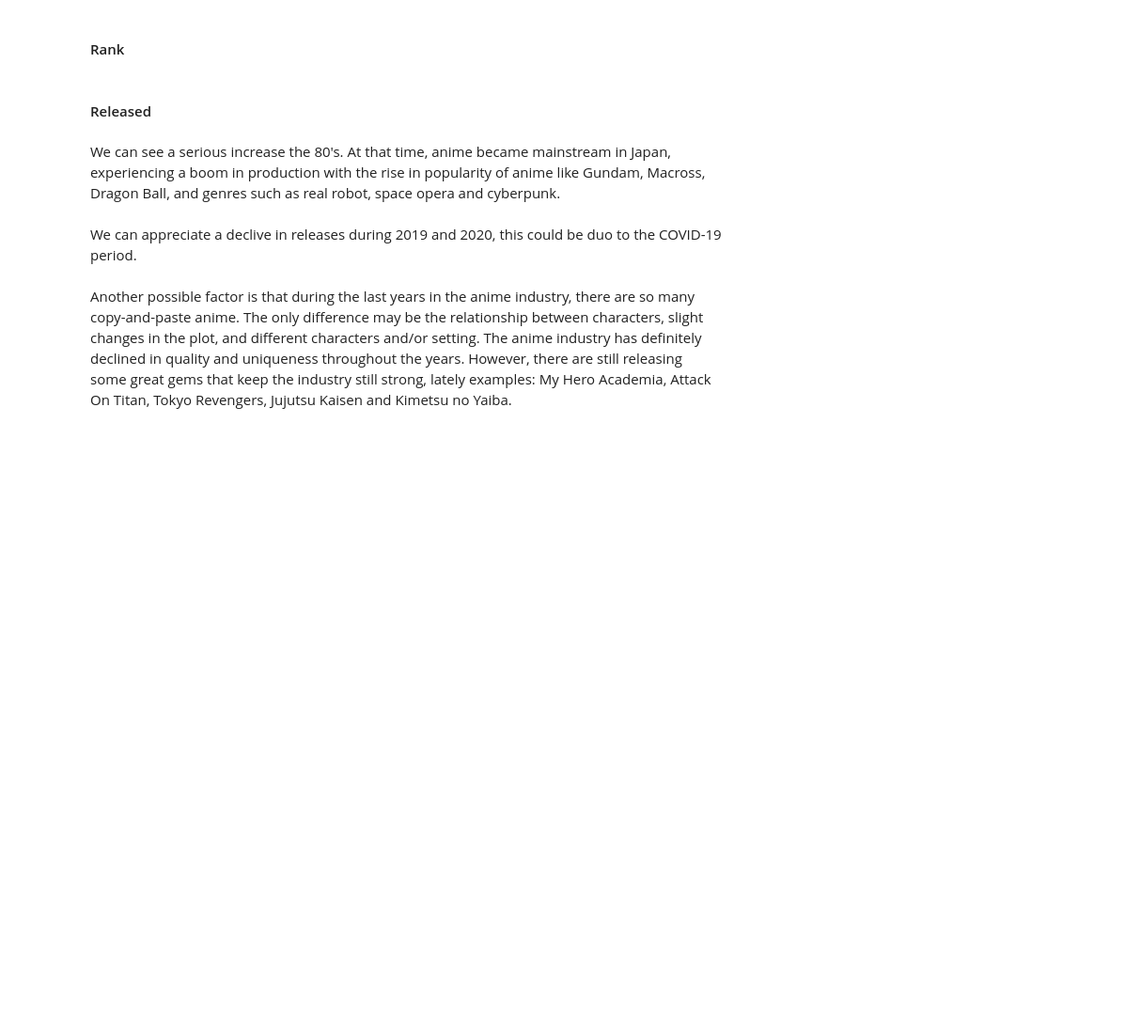
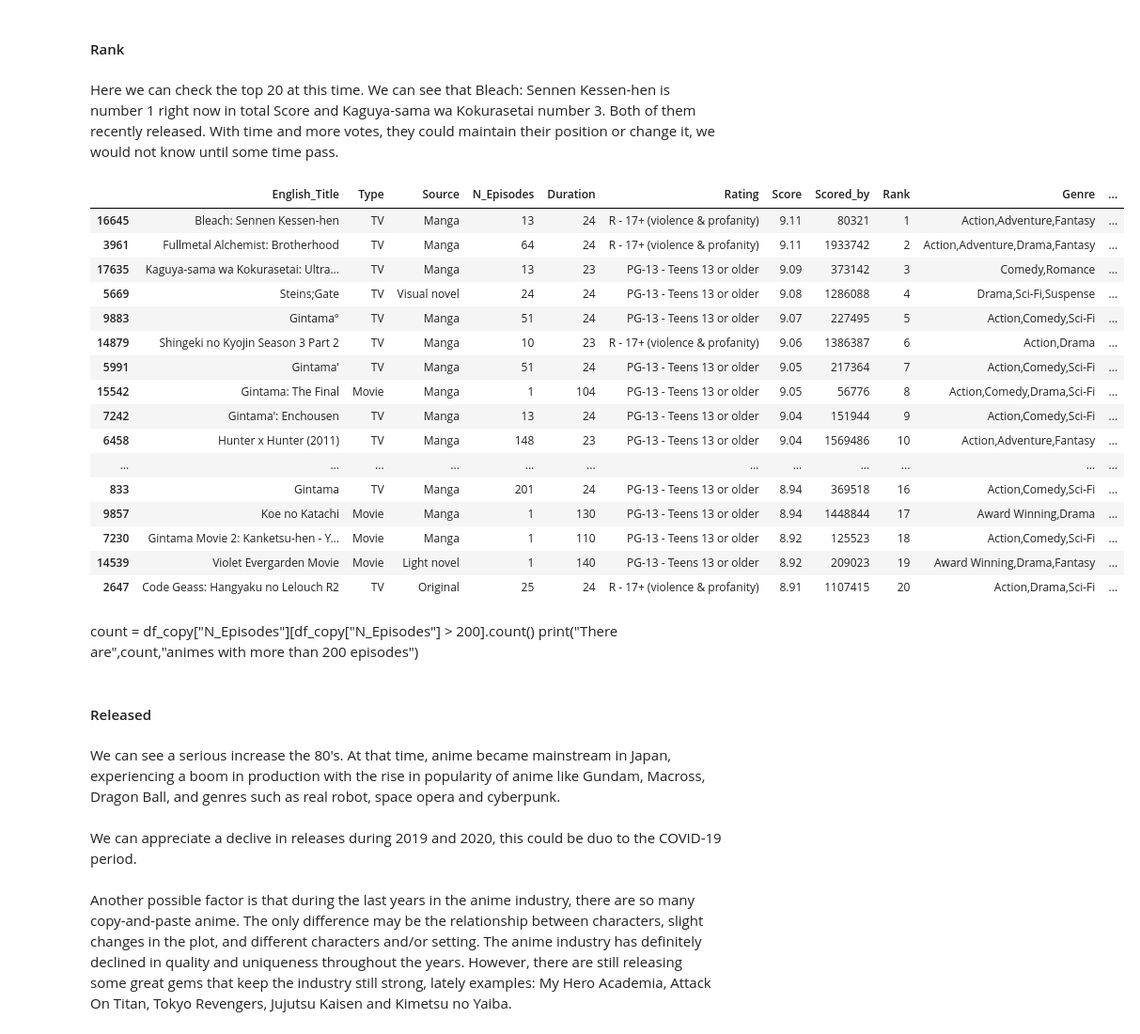
Before and after one commit to RealXun/EDA_ANIME, a Jupyter notebook: src/EDA_Anime.ipynb, the cells around one changed output. Shown at 94% size. Cells and saved outputs as stored; diff of their text form; code cells hidden in the pictures; blank space fills up the shorter version.

```diff
--- a/src/EDA_Anime.ipynb
+++ b/src/EDA_Anime.ipynb
@@ -580,5 +644,31 @@ utils.box(df_copy,'Score')
 # %% [markdown]
 #### Rank
+# %% [markdown]
+Here we can check the top 20 at this time. We can see that Bleach: Sennen Kessen-hen is number 1 right now in total Score and Kaguya-sama wa Kokurasetai number 3. Both of them recently released. With time and more votes, they could maintain their position or change it, we would not know until some time pass.
+# %%
+df_rank_top = df_copy[df_copy["Rank"] < 21].sort_values(by=["Rank"], ascending=True)
+df_rank_top
+# %% [output]
+|  | English_Title | Type | Source | N_Episodes | Duration | Rating | Score | Scored_by | Rank | Genre | ... |
+| 16645 | Bleach: Sennen Kessen-hen | TV | Manga | 13 | 24 | R - 17+ (violence & profanity) | 9.11 | 80321 | 1 | Action,Adventure,Fantasy | ... |
+| 3961 | Fullmetal Alchemist: Brotherhood | TV | Manga | 64 | 24 | R - 17+ (violence & profanity) | 9.11 | 1933742 | 2 | Action,Adventure,Drama,Fantasy | ... |
+| 17635 | Kaguya-sama wa Kokurasetai: Ultra... | TV | Manga | 13 | 23 | PG-13 - Teens 13 or older | 9.09 | 373142 | 3 | Comedy,Romance | ... |
+| 5669 | Steins;Gate | TV | Visual novel | 24 | 24 | PG-13 - Teens 13 or older | 9.08 | 1286088 | 4 | Drama,Sci-Fi,Suspense | ... |
+| 9883 | Gintama° | TV | Manga | 51 | 24 | PG-13 - Teens 13 or older | 9.07 | 227495 | 5 | Action,Comedy,Sci-Fi | ... |
+| 14879 | Shingeki no Kyojin Season 3 Part 2 | TV | Manga | 10 | 23 | R - 17+ (violence & profanity) | 9.06 | 1386387 | 6 | Action,Drama | ... |
+| 5991 | Gintama' | TV | Manga | 51 | 24 | PG-13 - Teens 13 or older | 9.05 | 217364 | 7 | Action,Comedy,Sci-Fi | ... |
+| 15542 | Gintama: The Final | Movie | Manga | 1 | 104 | PG-13 - Teens 13 or older | 9.05 | 56776 | 8 | Action,Comedy,Drama,Sci-Fi | ... |
+| 7242 | Gintama': Enchousen | TV | Manga | 13 | 24 | PG-13 - Teens 13 or older | 9.04 | 151944 | 9 | Action,Comedy,Sci-Fi | ... |
+| 6458 | Hunter x Hunter (2011) | TV | Manga | 148 | 23 | PG-13 - Teens 13 or older | 9.04 | 1569486 | 10 | Action,Adventure,Fantasy | ... |
+| ... | ... | ... | ... | ... | ... | ... | ... | ... | ... | ... | ... |
+| 833 | Gintama | TV | Manga | 201 | 24 | PG-13 - Teens 13 or older | 8.94 | 369518 | 16 | Action,Comedy,Sci-Fi | ... |
+| 9857 | Koe no Katachi | Movie | Manga | 1 | 130 | PG-13 - Teens 13 or older | 8.94 | 1448844 | 17 | Award Winning,Drama | ... |
+| 7230 | Gintama Movie 2: Kanketsu-hen - Y... | Movie | Manga | 1 | 110 | PG-13 - Teens 13 or older | 8.92 | 125523 | 18 | Action,Comedy,Sci-Fi | ... |
+| 14539 | Violet Evergarden Movie | Movie | Light novel | 1 | 140 | PG-13 - Teens 13 or older | 8.92 | 209023 | 19 | Award Winning,Drama,Fantasy | ... |
+| 2647 | Code Geass: Hangyaku no Lelouch R2 | TV | Original | 25 | 24 | R - 17+ (violence & profanity) | 8.91 | 1107415 | 20 | Action,Drama,Sci-Fi | ... |
+# %% [markdown]
+count = df_copy["N_Episodes"][df_copy["N_Episodes"] > 200].count()
+print("There are",count,"animes with more than 200 episodes")
 # %% [markdown]
 #### Released
 # %% [markdown]
```
Also changed, not shown: parts of 102 cells of this notebook, 5 other files.
